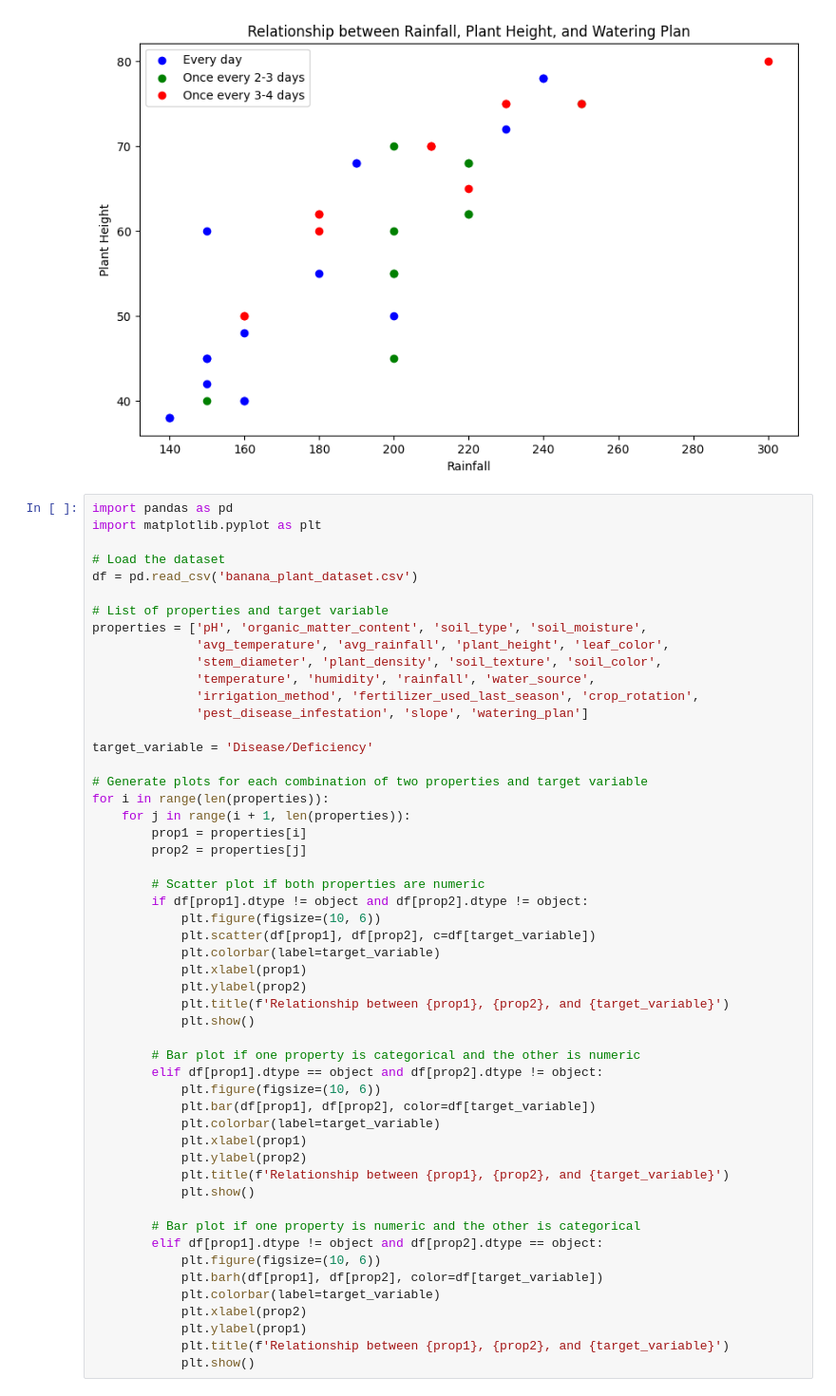
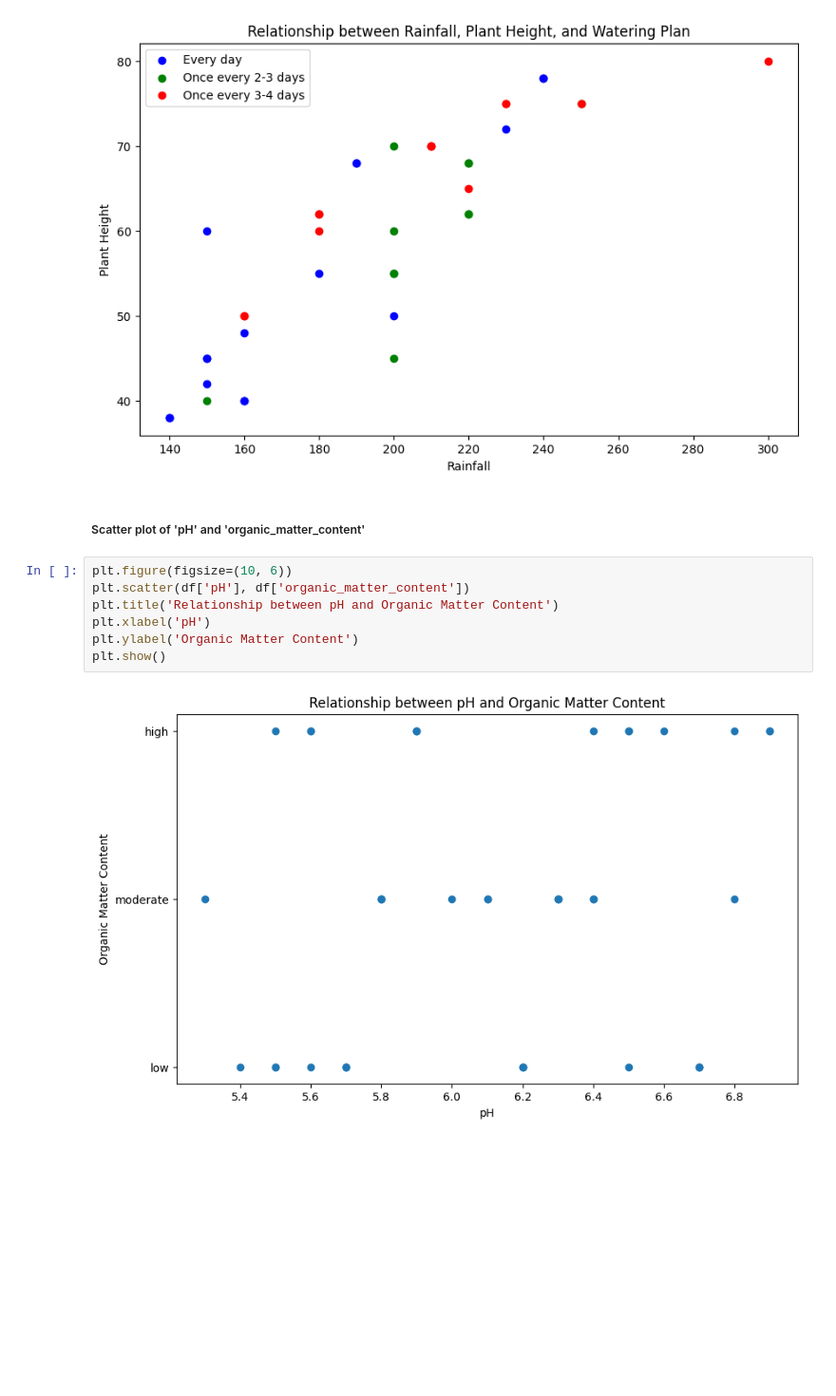
Before and after one commit to CodecubX/banana-disease-prediction-MRCNN-Django-ML, a Jupyter notebook: water_and_fertilizer plan/watering_plan.ipynb, the cells around one changed output. Shown at 95% size. Saved outputs shown, nothing was run; the diff lists cells and outputs as text; blank space fills up the shorter version.

```diff
--- a/water_and_fertilizer plan/watering_plan.ipynb
+++ b/water_and_fertilizer plan/watering_plan.ipynb
@@ -255,55 +302,14 @@ plt.legend()
 plt.show()
 # %% [output]
 [figure]
-# %%
-import pandas as pd
-import matplotlib.pyplot as plt
-
-# Load the dataset
-df = pd.read_csv('banana_plant_dataset.csv')
-
-# List of properties and target variable
-properties = ['pH', 'organic_matter_content', 'soil_type', 'soil_moisture',
-              'avg_temperature', 'avg_rainfall', 'plant_height', 'leaf_color',
-              'stem_diameter', 'plant_density', 'soil_texture', 'soil_color',
-              'temperature', 'humidity', 'rainfall', 'water_source',
-              'irrigation_method', 'fertilizer_used_last_season', 'crop_rotation',
-              'pest_disease_infestation', 'slope', 'watering_plan']
-
-target_variable = 'Disease/Deficiency'
-
-# Generate plots for each combination of two properties and target variable
-for i in range(len(properties)):
-    for j in range(i + 1, len(properties)):
-        prop1 = properties[i]
-        prop2 = properties[j]
-
-        # Scatter plot if both properties are numeric
-        if df[prop1].dtype != object and df[prop2].dtype != object:
-            plt.figure(figsize=(10, 6))
-            plt.scatter(df[prop1], df[prop2], c=df[target_variable])
-            plt.colorbar(label=target_variable)
-            plt.xlabel(prop1)
-            plt.ylabel(prop2)
-            plt.title(f'Relationship between {prop1}, {prop2}, and {target_variable}')
-            plt.show()
-
-        # Bar plot if one property is categorical and the other is numeric
-        elif df[prop1].dtype == object and df[prop2].dtype != object:
-            plt.figure(figsize=(10, 6))
-            plt.bar(df[prop1], df[prop2], color=df[target_variable])
-            plt.colorbar(label=target_variable)
-            plt.xlabel(prop1)
-            plt.ylabel(prop2)
-            plt.title(f'Relationship between {prop1}, {prop2}, and {target_variable}')
-            plt.show()
-
-        # Bar plot if one property is numeric and the other is categorical
-        elif df[prop1].dtype != object and df[prop2].dtype == object:
-            plt.figure(figsize=(10, 6))
-            plt.barh(df[prop1], df[prop2], color=df[target_variable])
-            plt.colorbar(label=target_variable)
-            plt.xlabel(prop2)
-            plt.ylabel(prop1)
-            plt.title(f'Relationship between {prop1}, {prop2}, and {target_variable}')
-            plt.show()
+# %% [markdown]
+##### Scatter plot of 'pH' and 'organic_matter_content'
+# %%
+plt.figure(figsize=(10, 6))
+plt.scatter(df['pH'], df['organic_matter_content'])
+plt.title('Relationship between pH and Organic Matter Content')
+plt.xlabel('pH')
+plt.ylabel('Organic Matter Content')
+plt.show()
+# %% [output]
+[figure, added]
```
Also changed, not shown: parts of 19 cells of this notebook, 1 other file.
